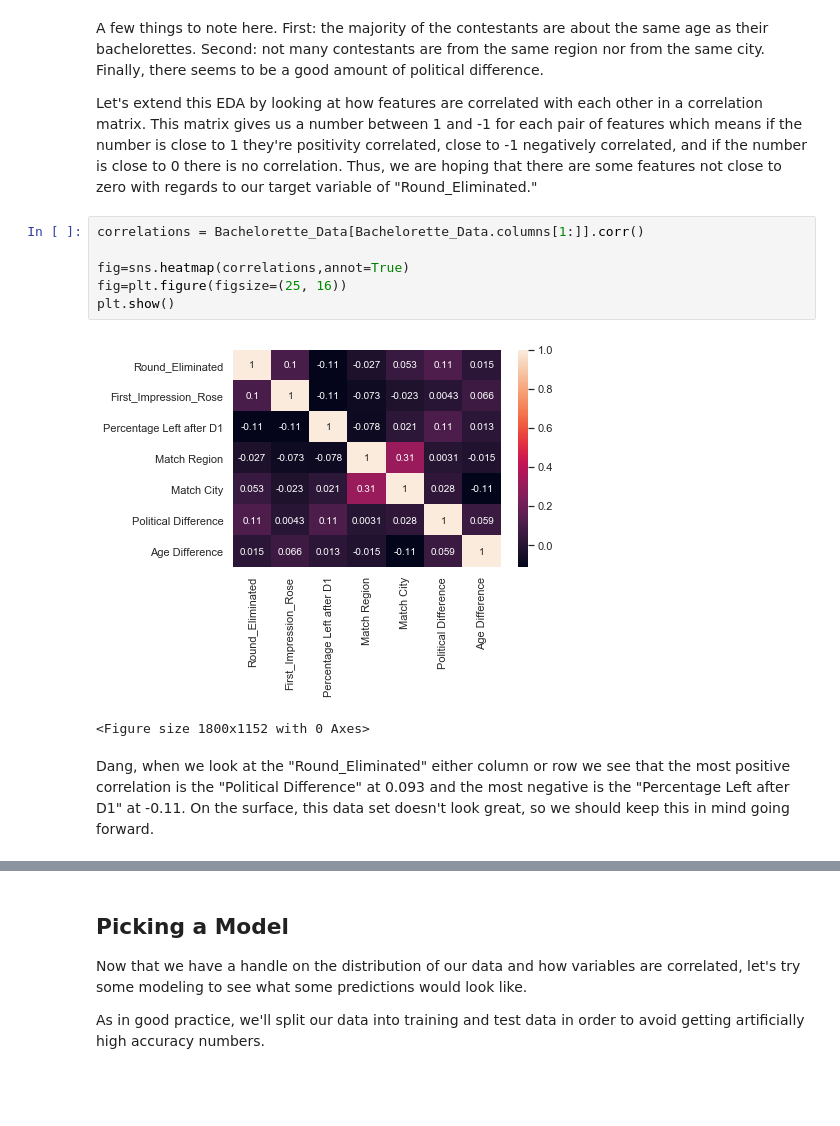
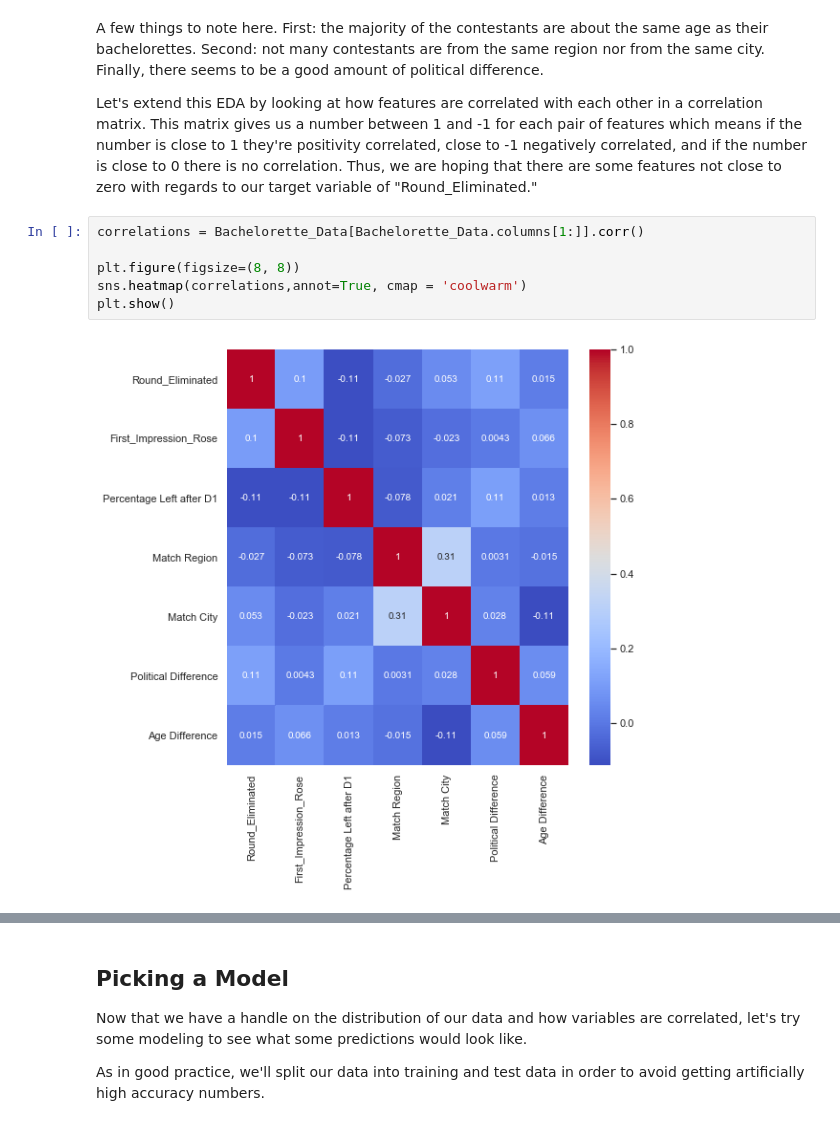
Before and after one commit to desdelgado/Predicting-Roses, a Jupyter notebook: Predicting_Roses.ipynb, the cells around one changed output, grey strips where cells are left out. Saved outputs shown, nothing was run; the diff lists cells and outputs as text; blank space fills up the shorter version.

```diff
--- a/Predicting_Roses.ipynb
+++ b/Predicting_Roses.ipynb
@@ -86,11 +84,8 @@ Let's extend this EDA by looking at how features are correlated with each other
 # %%
 correlations = Bachelorette_Data[Bachelorette_Data.columns[1:]].corr()
 
-fig=sns.heatmap(correlations,annot=True)
-fig=plt.figure(figsize=(25, 16))
+plt.figure(figsize=(8, 8))
+sns.heatmap(correlations,annot=True, cmap = 'coolwarm')
 plt.show()
 # %% [output]
-[figure, old version]
+[figure, new version]
-<Figure size 1800x1152 with 0 Axes>
-# %% [markdown]
-Dang, when we look at the "Round_Eliminated" either column or row we see that the most positive correlation is the "Political Difference" at 0.093 and the most negative is the "Percentage Left after D1" at -0.11.  On the surface, this data set doesn't look great, so we should keep this in mind going forward.
```
Also changed, not shown: parts of 9 cells of this notebook.
